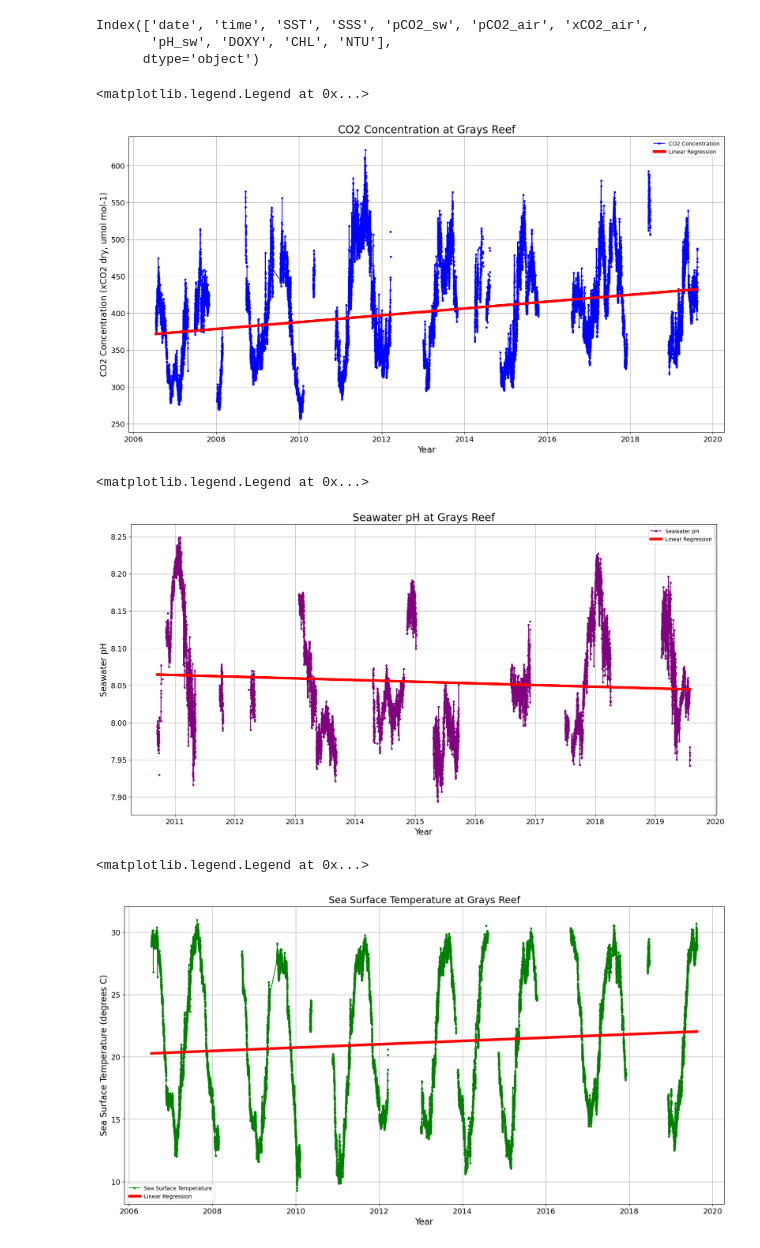
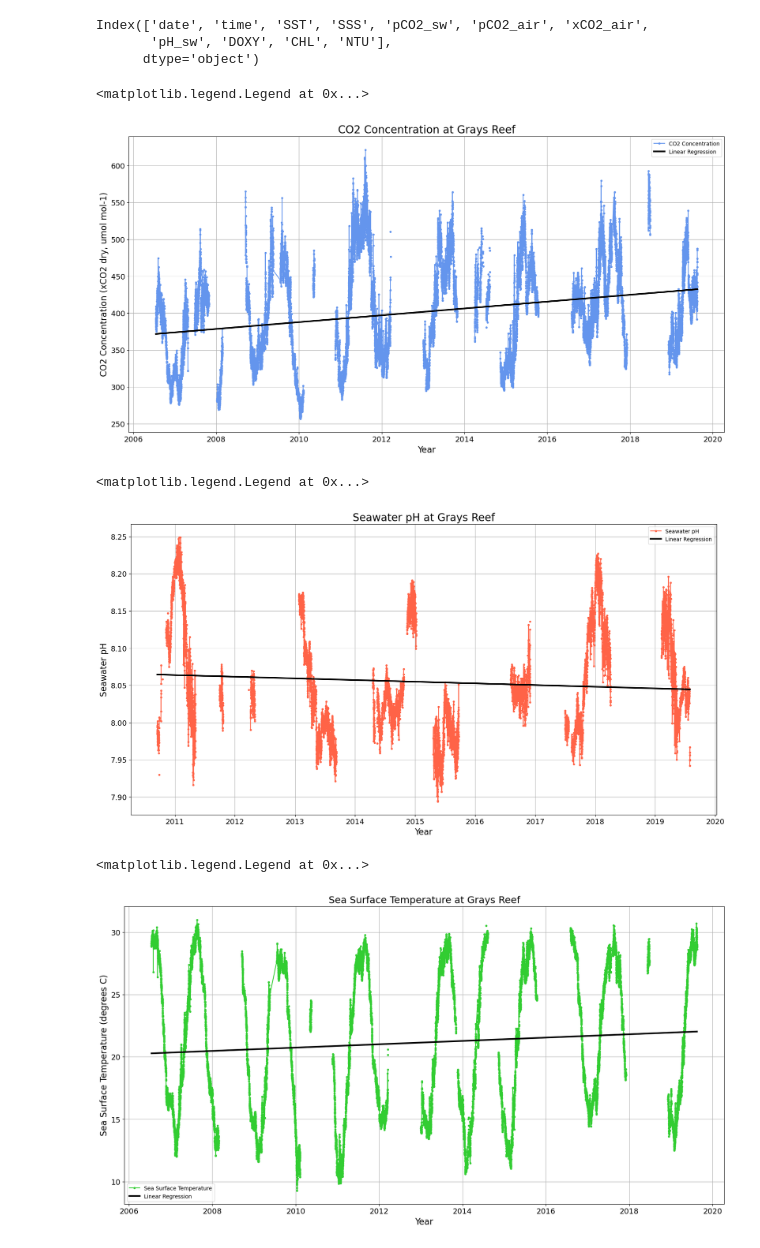
Before and after one commit to jaknopf9/Knopf.J_FinalProject, a Jupyter notebook: GR.ipynb, the cells around one changed output. Cells and saved outputs as stored; diff of their text form; code cells hidden in the pictures.

```diff
--- a/GR.ipynb
+++ b/GR.ipynb
@@ -41,41 +41,41 @@ carbon=df['pCO2_sw']
 
 # created figure
 fig = plt.figure(figsize=(20,10))
-plt.plot(date,carbon, c='blue', marker = '.', label = 'CO2 Concentration')
+plt.plot(date,carbon, c='cornflowerblue', marker = '.', label = 'CO2 Concentration')
 
 # included labels and details
 plt.grid()
 plt.title('CO2 Concentration at Grays Reef', fontsize=20)
 plt.xlabel('Year', fontsize=16)
 plt.ylabel('CO2 Concentration (xCO2 dry, umol mol-1)', fontsize=16)
 plt.xticks(fontsize=14)
 plt.yticks(fontsize=14)
 
 # converted datetime objects to numbers for linregress() to work
 t = np.array(date)
 t_as_numbers = mdates.date2num(t)
 
 # removed the nan values from the dataset for all of the variables for linregress to work
 carbon_nan = np.isnan(carbon)
 t_as_numbers = t_as_numbers[~carbon_nan]
 carbon_nonan = carbon[~carbon_nan]
 times_nonan = date[~carbon_nan]
 
 # created variables for linear regression line
 slope, intercept, rvalue, pvalue, stderr = stats.linregress(t_as_numbers,carbon_nonan)
 x_values = times_nonan
 y_values = slope*t_as_numbers+intercept
 
 # created linear regression line
-plt.plot(x_values, y_values, color='red', label = 'Linear Regression', lw = 5)
+plt.plot(x_values, y_values, color='k', label = 'Linear Regression', lw = 3)
 
 # created legend for data and regression line
 plt.legend()
 
 #print('The slope is',slope)
 # %% [output]
 <matplotlib.legend.Legend at 0x...>
-[figure, old version]
+[figure, new version]
 # %%
 # defined variables from columns in data set
 date=df['date']
@@ -83,7 +83,7 @@ pH=df['pH_sw']
 
 # created figure
 fig = plt.figure(figsize=(20,10))
-plt.plot(date,pH, c='purple', marker = '.', label = 'Seawater pH')
+plt.plot(date,pH, c='tomato', marker = '.', label = 'Seawater pH')
 
 # included labels and details
 plt.grid()
@@ -109,7 +109,7 @@ x_values = times_nonan
 y_values = slope*t_as_numbers+intercept
 
 # created linear regression line
-plt.plot(x_values, y_values, color='red', label = 'Linear Regression', lw = 5)
+plt.plot(x_values, y_values, color='k', label = 'Linear Regression', lw = 3)
 
 # created legend for data and regression line
 plt.legend()
@@ -117,7 +117,7 @@ plt.legend()
 #print('The slope is',slope)
 # %% [output]
 <matplotlib.legend.Legend at 0x...>
-[figure, old version]
+[figure, new version]
 # %%
 # defined variables from columns in data set
 date=df['date']
@@ -125,7 +125,7 @@ SST=df['SST']
 
 # created figure
 fig = plt.figure(figsize=(20,10))
-plt.plot(date,SST, c='green', marker = '.', label = 'Sea Surface Temperature')
+plt.plot(date,SST, c='limegreen', marker = '.', label = 'Sea Surface Temperature')
 
 # included labels and details
 plt.grid()
@@ -151,7 +151,7 @@ x_values = times_nonan
 y_values = slope*t_as_numbers+intercept
 
 # created linear regression line
-plt.plot(x_values, y_values, color='red', label = 'Linear Regression', lw = 5)
+plt.plot(x_values, y_values, color='k', label = 'Linear Regression', lw = 3)
 
 # created legend for data and regression line
 plt.legend()
@@ -159,4 +159,4 @@ plt.legend()
 #print('The slope is',slope)
 # %% [output]
 <matplotlib.legend.Legend at 0x...>
-[figure, old version]
+[figure, new version]
```
Also changed, not shown: parts of 2 cells of this notebook.
